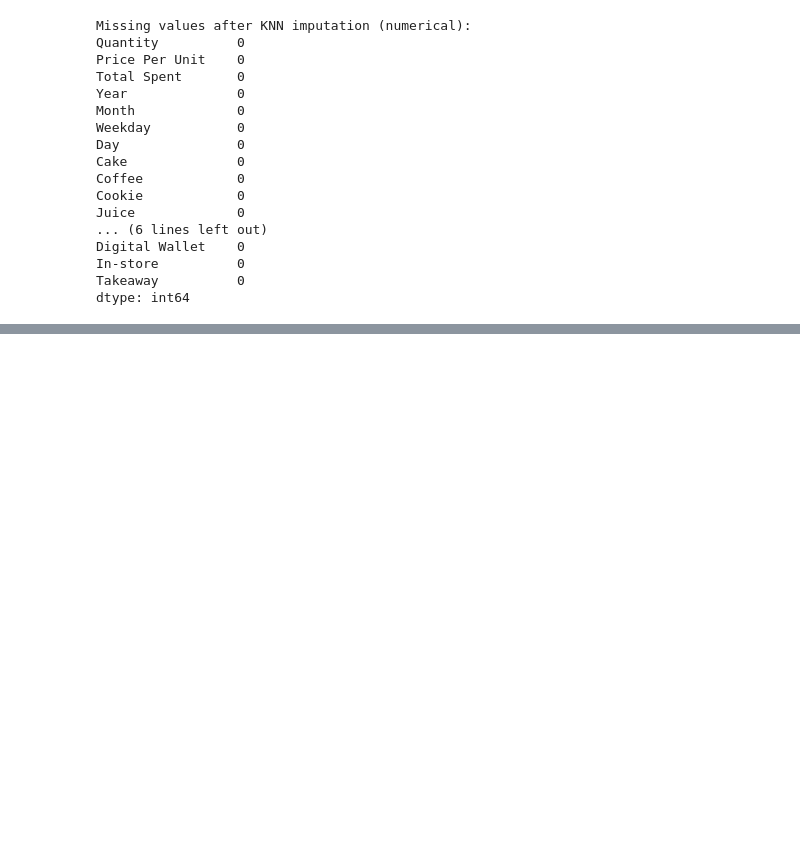
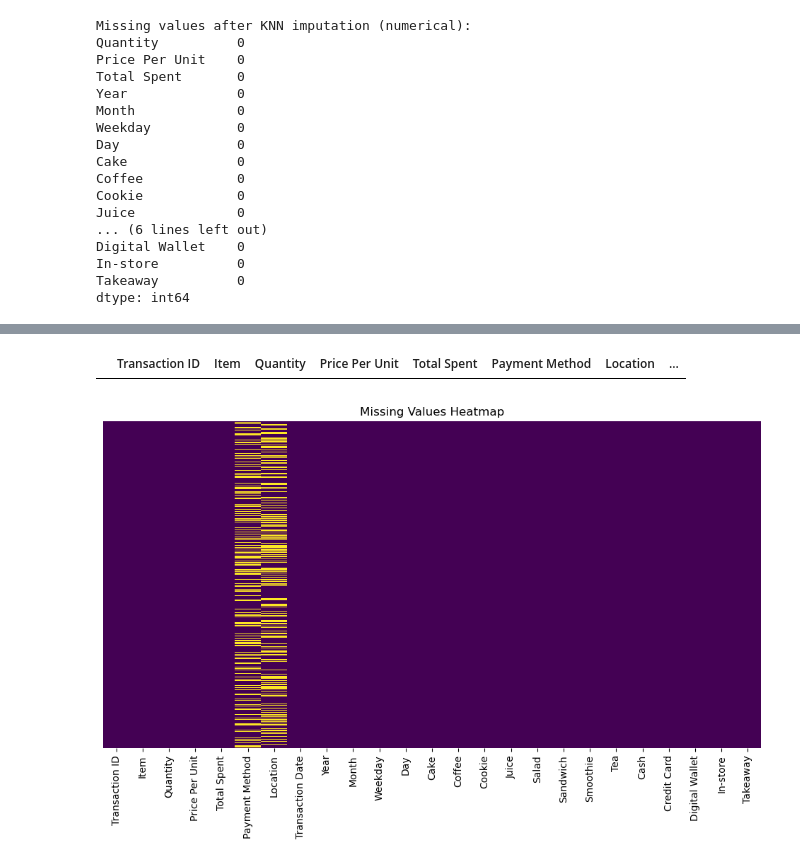
Before and after one commit to maxiaohui0221/GR5243, a Jupyter notebook: Project1.ipynb, the cells around one changed output, grey strips where cells are left out. Saved outputs shown, nothing was run; the diff lists cells and outputs as text; code cells hidden in the pictures; blank space fills up the shorter version.

```diff
--- a/Project1.ipynb
+++ b/Project1.ipynb
@@ -72,3 +84,11 @@ plt.show()
+# %%
+# Notably, one entry for Total Spent is 25.0, which means it must be 5 salads purchased. (5 items max, only salad is $5)
+# Additionally, Total Spent at 9.0 must be three $3 items thanks to the 5 quantity maximum, though we don't know the specific item.
+cafedata['Price Per Unit'].values[87] = 3.0
+cafedata['Quantity'].values[87] = 3.0
+cafedata['Price Per Unit'].values[7108] = 5.0
+cafedata['Quantity'].values[7108] = 5.0
+cafedata['Item'].values[7108] = 'Salad'
 # %%
 # At this point, we are out of values to fill in with other information.
 # A key decision: impute values and risk getting false data, remove missing values and lose a lot of data, or mark as unknown?
@@ -126 +146,36 @@ dtype: int64
+# %%
+# Cake vs Juice
+from xgboost import XGBRegressor
+
+X_train, X_test = cafedata[((cafedata['Item'].notna()) & (cafedata['Price Per Unit'] == 3.0))][['Quantity', 'Year', 'Month', 'Weekday', 'Day', 'Cash', 'Credit Card', 'Digital Wallet', 'In-store', 'Takeaway']], cafedata[((cafedata['Item'].isna()) & (cafedata['Price Per Unit'] == 3.0))][['Quantity', 'Year', 'Month', 'Weekday', 'Day', 'Cash', 'Credit Card', 'Digital Wallet', 'In-store', 'Takeaway']]
+y_train, y_test = cafedata[((cafedata['Item'].notna()) & (cafedata['Price Per Unit'] == 3.0))]['Cake'], cafedata[((cafedata['Item'].isna()) & (cafedata['Price Per Unit'] == 3.0))]['Cake']
+xgr = XGBRegressor()
+xgr.fit(X_train, y_train)
+y_pred3 = xgr.predict(X_test)
+X_test['Item'] = np.where(y_pred3 >= 0.5, 'Cake', 'Juice')
+cafedata['Item'] = cafedata['Item'].fillna(X_test['Item'])
+# %%
+# Sandwich vs Smoothie
+from xgboost import XGBRegressor
+
+X_train, X_test = cafedata[((cafedata['Item'].notna()) & (cafedata['Price Per Unit'] == 4.0))][['Quantity', 'Year', 'Month', 'Weekday', 'Day', 'Cash', 'Credit Card', 'Digital Wallet', 'In-store', 'Takeaway']], cafedata[((cafedata['Item'].isna()) & (cafedata['Price Per Unit'] == 4.0))][['Quantity', 'Year', 'Month', 'Weekday', 'Day', 'Cash', 'Credit Card', 'Digital Wallet', 'In-store', 'Takeaway']]
+y_train, y_test = cafedata[((cafedata['Item'].notna()) & (cafedata['Price Per Unit'] == 4.0))]['Sandwich'], cafedata[((cafedata['Item'].isna()) & (cafedata['Price Per Unit'] == 4.0))]['Sandwich']
+xgr = XGBRegressor()
+xgr.fit(X_train, y_train)
+y_pred4 = xgr.predict(X_test)
+X_test['Item'] = np.where(y_pred4 >= 0.5, 'Sandwich', 'Smoothie')
+cafedata['Item'] = cafedata['Item'].fillna(X_test['Item'])
+# %%
+# Testing to see whether values are filled
+cafedata[cafedata['Item'].isna()]
+# %% [output]
+|  | Transaction ID | Item | Quantity | Price Per Unit | Total Spent | Payment Method | Location | ... |
+# %%
+# Another test to see missingness - looks good!
+plt.figure(figsize=(12,6))
+sns.heatmap(cafedata.isnull(), cbar=False, yticklabels=False, cmap='viridis')
+plt.title("Missing Values Heatmap")
+plt.show()
+# %% [output]
+[figure, added]
 # %%
```
Also changed, not shown: parts of 7 cells of this notebook.
